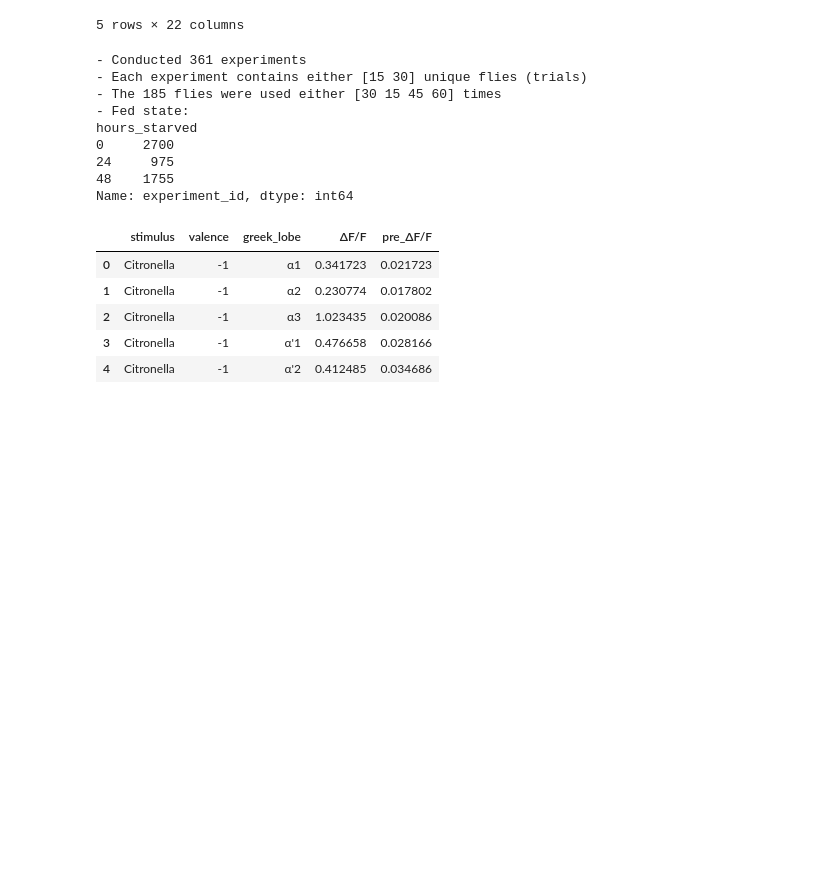
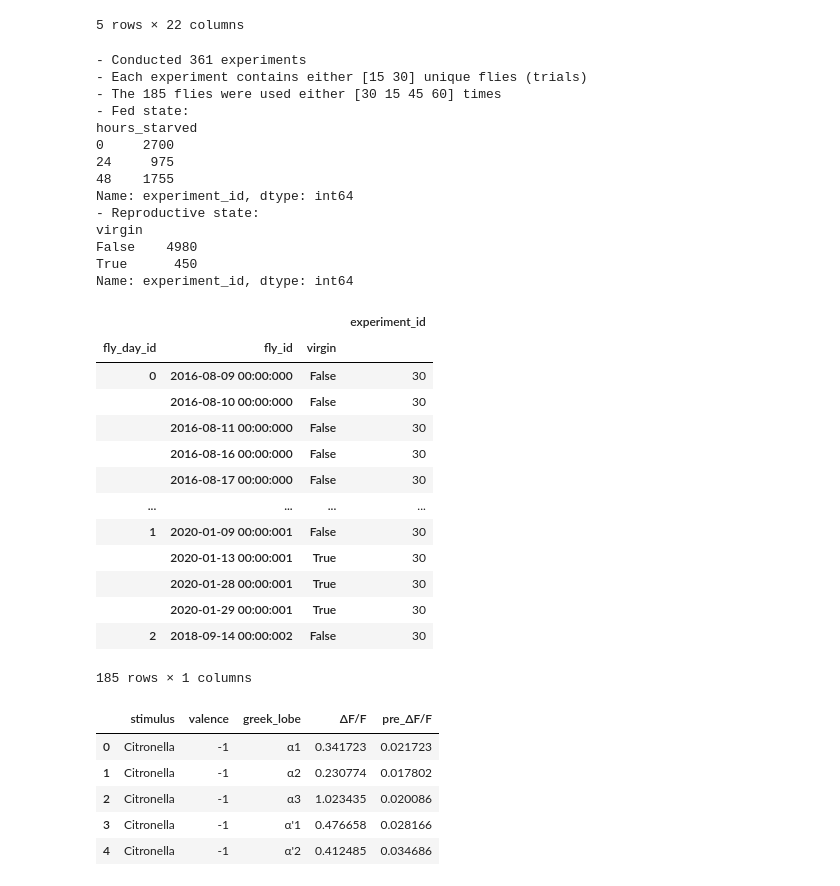
Before and after one commit to Jake-Jay/mushroom-body-models, a Jupyter notebook: notebooks/explore_siju.ipynb, the cells around one changed output. Saved outputs shown, nothing was run; the diff lists cells and outputs as text; code cells hidden in the pictures; blank space fills up the shorter version.

```diff
--- a/notebooks/explore_siju.ipynb
+++ b/notebooks/explore_siju.ipynb
@@ -36,6 +36,7 @@ print(f"- Each experiment contains either \
 print(f"- The {df.groupby(['fly_id']).count().shape[0]} flies were used either \
 {df.groupby(['fly_id']).count()['stimulus'].unique()} times")
 print(f"- Fed state: \n{df.groupby('hours_starved')['experiment_id'].count()}")
+print(f"- Reproductive state: \n{df.groupby('virgin')['experiment_id'].count()}")
 # %% [output]
 - Conducted 361 experiments
 - Each experiment contains either [15 30] unique flies (trials)
@@ -46,6 +47,28 @@ hours_starved
 24     975
 48    1755
 Name: experiment_id, dtype: int64
+- Reproductive state:
+virgin
+False    4980
+True      450
+Name: experiment_id, dtype: int64
+# %%
+df.groupby(['fly_day_id', 'fly_id', 'virgin'])['experiment_id'].count().to_frame()
+# %% [output]
+|  |  |  | experiment_id |
+| fly_day_id | fly_id | virgin |  |
+| 0 | 2016-08-09 00:00:000 | False | 30 |
+|  | 2016-08-10 00:00:000 | False | 30 |
+|  | 2016-08-11 00:00:000 | False | 30 |
+|  | 2016-08-16 00:00:000 | False | 30 |
+|  | 2016-08-17 00:00:000 | False | 30 |
+| ... | ... | ... | ... |
+| 1 | 2020-01-09 00:00:001 | False | 30 |
+|  | 2020-01-13 00:00:001 | True | 30 |
+|  | 2020-01-28 00:00:001 | True | 30 |
+|  | 2020-01-29 00:00:001 | True | 30 |
+| 2 | 2018-09-14 00:00:002 | False | 30 |
+185 rows × 1 columns
 # %%
 # Remove starved flies
 
```
Also changed, not shown: 7 other files.
